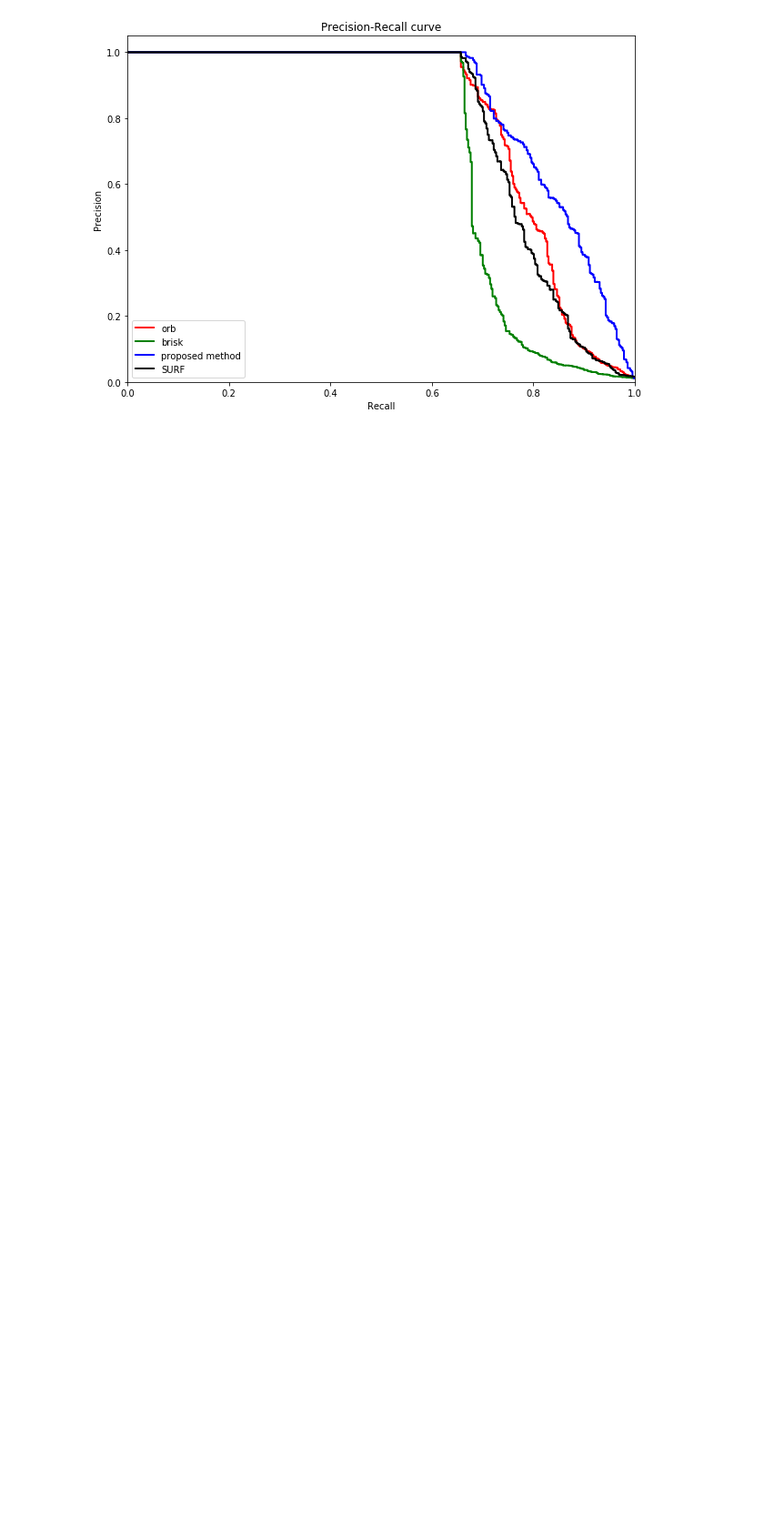
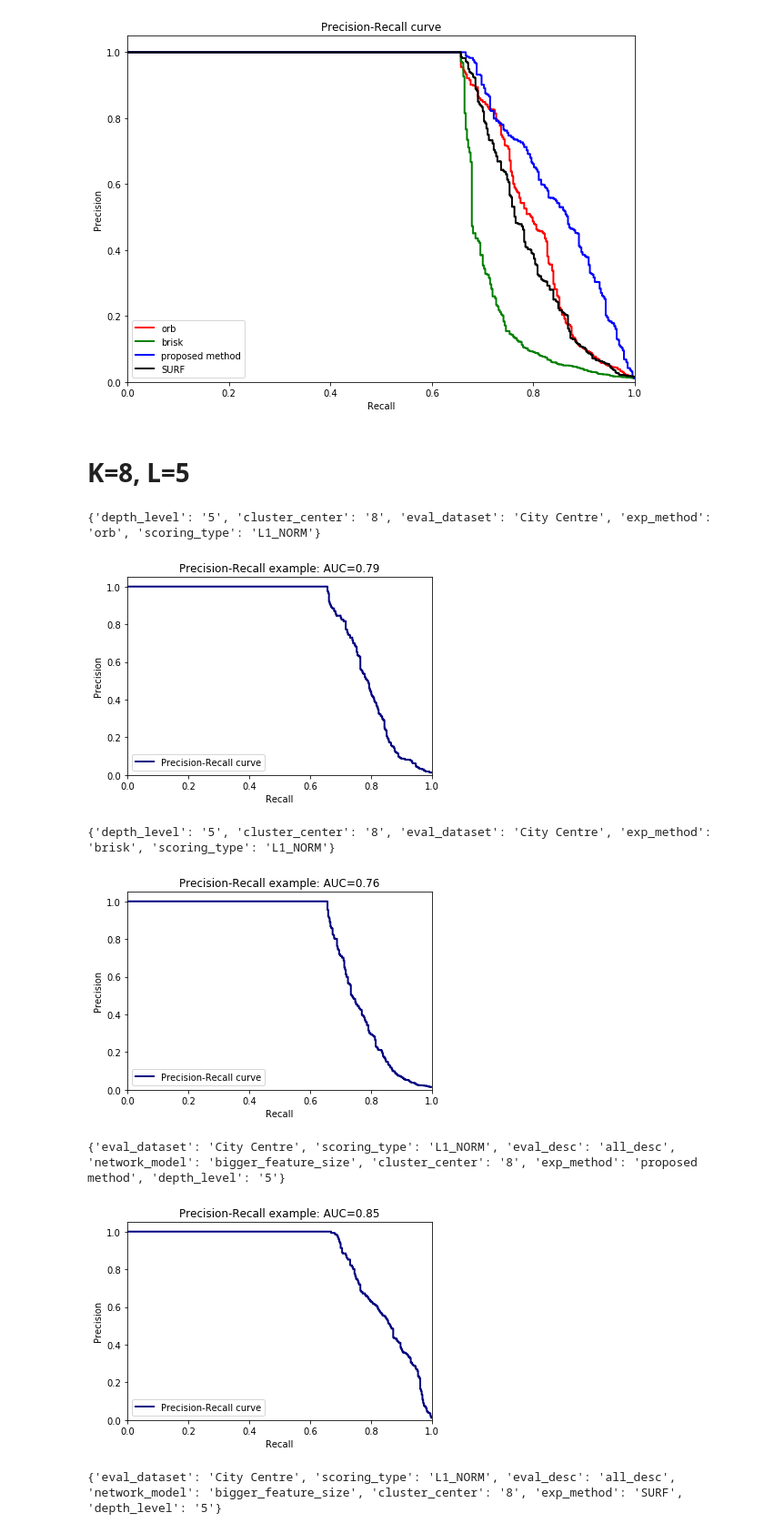
Before and after one commit to JustWon/LoopClosureDetectionTestBed, a Jupyter notebook: 20170905 Experiment for CC.ipynb, the cells around one changed output. Shown at 91% size. Saved outputs shown, nothing was run; the diff lists cells and outputs as text; code cells hidden in the pictures; blank space fills up the shorter version.

Commit message:
KA dataset exp 1

```diff
--- a/20170905 Experiment for CC.ipynb
+++ b/20170905 Experiment for CC.ipynb
@@ -179,3 +179,30 @@ plt.legend(loc="lower left")
 plt.show()
 # %% [output]
 [figure]
+# %% [markdown]
+# K=8, L=5
+# %%
+testcases = [
+# '/home/dongwonshin/Desktop/LoopClosureDetectionTestBed/result_folder/2017-09-06-18-14-00',
+'/home/dongwonshin/Desktop/LoopClosureDetectionTestBed/result_folder/2017-09-06-18-13-40',
+# '/home/dongwonshin/Desktop/LoopClosureDetectionTestBed/result_folder/2017-09-06-18-08-37',
+'/home/dongwonshin/Desktop/LoopClosureDetectionTestBed/result_folder/2017-09-06-18-06-07',
+# '/home/dongwonshin/Desktop/LoopClosureDetectionTestBed/result_folder/2017-09-06-15-25-39',
+'/home/dongwonshin/Desktop/LoopClosureDetectionTestBed/result_folder/2017-09-06-14-20-51',
+# '/home/dongwonshin/Desktop/LoopClosureDetectionTestBed/result_folder/2017-09-06-14-15-21',
+'/home/dongwonshin/Desktop/LoopClosureDetectionTestBed/result_folder/2017-09-06-14-12-42'
+]
+
+curve_results = []
+for testcase in testcases:
+    corr_mat, param_cfg, params = theSpecificResult(testcase)
+    esti_corr_mat = np.loadtxt(corr_mat)
+    curve_results.append([PrecisionRecallCurve(GT_corr_mat, esti_corr_mat), params])
+# %% [output]
+{'depth_level': '5', 'cluster_center': '8', 'eval_dataset': 'City Centre', 'exp_method': 'orb', 'scoring_type': 'L1_NORM'}
+[figure, added]
+{'depth_level': '5', 'cluster_center': '8', 'eval_dataset': 'City Centre', 'exp_method': 'brisk', 'scoring_type': 'L1_NORM'}
+[figure, added]
+{'eval_dataset': 'City Centre', 'scoring_type': 'L1_NORM', 'eval_desc': 'all_desc', 'network_model': 'bigger_feature_size', 'cluster_center': '8', 'exp_method': 'proposed method', 'depth_level': '5'}
+[figure, added]
+{'eval_dataset': 'City Centre', 'scoring_type': 'L1_NORM', 'eval_desc': 'all_desc', 'network_model': 'bigger_feature_size', 'cluster_center': '8', 'exp_method': 'SURF', 'depth_level': '5'}
```
Also changed, not shown: parts of 5 cells of this notebook, 56 other files.
